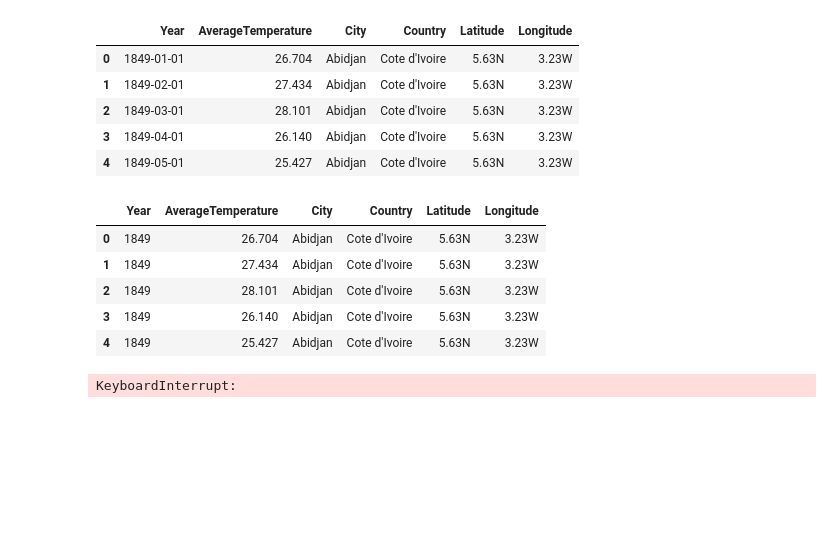
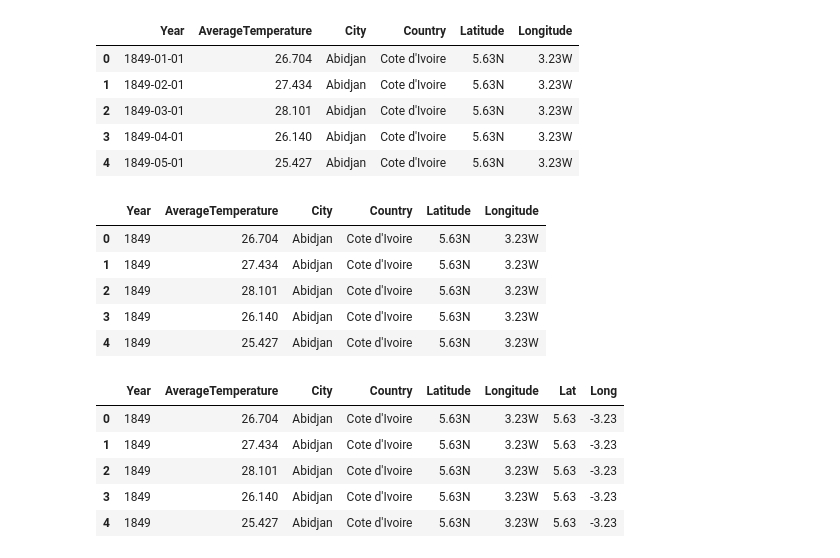
Before and after one commit to BPayne-216/project2_group4, a Jupyter notebook: DataCleanUp/DF_CleanUP.ipynb, the cells around one changed output. Saved outputs shown, nothing was run; the diff lists cells and outputs as text; code cells hidden in the pictures; blank space fills up the shorter version.

```diff
--- a/DataCleanUp/DF_CleanUP.ipynb
+++ b/DataCleanUp/DF_CleanUP.ipynb
@@ -195,17 +222,20 @@ city_temp.head()
 | 2 | 1849 | 28.101 | Abidjan | Cote d'Ivoire | 5.63N | 3.23W |
 | 3 | 1849 | 26.140 | Abidjan | Cote d'Ivoire | 5.63N | 3.23W |
 | 4 | 1849 | 25.427 | Abidjan | Cote d'Ivoire | 5.63N | 3.23W |
-# %%
-# Splitting Latitude and changing values if necessary
-sub_string = 'S'
-for x in city_temp['Latitude']:
-    if sub_string in x:
-        city_temp['Latitude'] = '-' + x
-city_temp
-# %% [output]
-KeyboardInterrupt:
 # %%
+# Changing Latitude South and Longitude South to negative
+city_temp['Lat'] = pd.np.where(city_temp.Latitude.str.contains("S"), "-" + city_temp['Latitude'], city_temp['Latitude'])
+city_temp['Long'] = pd.np.where(city_temp.Longitude.str.contains("W"), "-" + city_temp['Longitude'], city_temp['Longitude'])
+
 # Slicing of N and W from Latitude and Longitude and adding (-) to longitude
-#city_temp['Latitude'] = city_temp['Latitude'].str[:-1]
-#city_temp['Longitude'] = city_temp['Latitude'].str[:-1]
-#city_temp.head()
+city_temp['Lat'] = city_temp['Lat'].str[:-1]
+city_temp['Long'] = city_temp['Long'].str[:-1]
+
+city_temp.head()
+# %% [output]
+|  | Year | AverageTemperature | City | Country | Latitude | Longitude | Lat | Long |
+| 0 | 1849 | 26.704 | Abidjan | Cote d'Ivoire | 5.63N | 3.23W | 5.63 | -3.23 |
+| 1 | 1849 | 27.434 | Abidjan | Cote d'Ivoire | 5.63N | 3.23W | 5.63 | -3.23 |
+| 2 | 1849 | 28.101 | Abidjan | Cote d'Ivoire | 5.63N | 3.23W | 5.63 | -3.23 |
+| 3 | 1849 | 26.140 | Abidjan | Cote d'Ivoire | 5.63N | 3.23W | 5.63 | -3.23 |
+| 4 | 1849 | 25.427 | Abidjan | Cote d'Ivoire | 5.63N | 3.23W | 5.63 | -3.23 |
```
Also changed, not shown: parts of 12 cells of this notebook, 4 other files.
